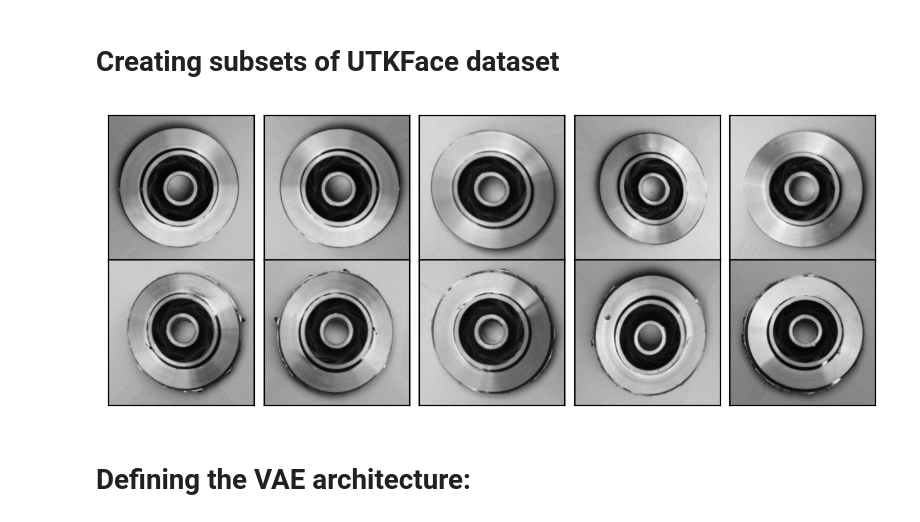
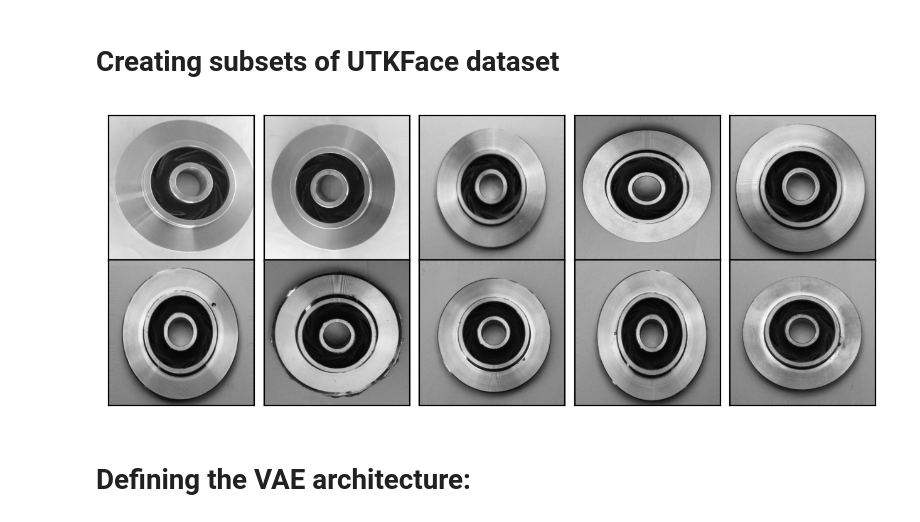
Before and after one commit to StevoAngel/3D_Defect_Models, a Jupyter notebook: notebooks/11.vae_casting.ipynb, the cells around one changed output. Cells and saved outputs as stored; diff of their text form; code cells hidden in the pictures.

```diff
--- a/notebooks/11.vae_casting.ipynb
+++ b/notebooks/11.vae_casting.ipynb
@@ -19,40 +19,43 @@ import torch.nn.functional as F
 # %% [markdown]
 # Creating subsets of UTKFace dataset
 # %%
-dataset_path_norm = "../data/raw/casting/casting_data/casting_data/train/ok_front/" # Path to GOOD images dataset
-dataset_path_def  = "../data/raw/casting/casting_data/casting_data/train/def_front/" # Path to DEFECT images dataset
-dataset_path_root = "../data/raw/casting/casting_data/casting_data/train/"
+# dataset_path_norm = "../data/raw/casting/casting_data/casting_data/train/ok_front/" # Path to GOOD images dataset
+# dataset_path_def  = "../data/raw/casting/casting_data/casting_data/train/def_front/" # Path to DEFECT images dataset
+# dataset_path_root = "../data/raw/casting/casting_data/casting_data/train/"
 
+dataset_path_norm = "../data/raw/casting/casting_512x512/ok_front/" # Path to GOOD images dataset
+dataset_path_def  = "../data/raw/casting/casting_512x512/def_front/" # Path to DEFECT images dataset
+dataset_path_root = "../data/raw/casting/casting_512x512"
 
 imgs_norm = os.listdir(os.path.join(dataset_path_norm)) # GOOD images
 imgs_def  = os.listdir(os.path.join(dataset_path_def))  # DEFECT images
 
 random.seed(42)
 
 # Randomly sample 5 images per category:
 samples_norm = random.sample(imgs_norm, 5)
 samples_def  = random.sample(imgs_def, 5)
 
 fig = plt.figure(dpi=200, figsize=(8, 3))
 
 for i in range(len(samples_norm)):
     ax = plt.subplot(2, 5, i + 1)
     imgNormPlot = Image.open(os.path.join(dataset_path_norm, samples_norm[i]))
     plt.imshow(imgNormPlot, cmap='gray')
     plt.xticks([])
     plt.yticks([])
 
 for i in range (len(samples_def)):
     ax = plt.subplot(2, 5, i + 6)
     imgDefPlot = Image.open(os.path.join(dataset_path_def, samples_def[i]))
     plt.imshow(imgDefPlot, cmap='gray')
     plt.xticks([])
     plt.yticks([])
 
 plt.subplots_adjust(wspace=-0.01, hspace=-0.01)
 plt.show()
 # %% [output]
-[figure, old version]
+[figure, new version]
 # %% [markdown]
 # Defining the VAE architecture:
 # %%
```
Also changed, not shown: parts of 8 cells of this notebook, 2 other files.
